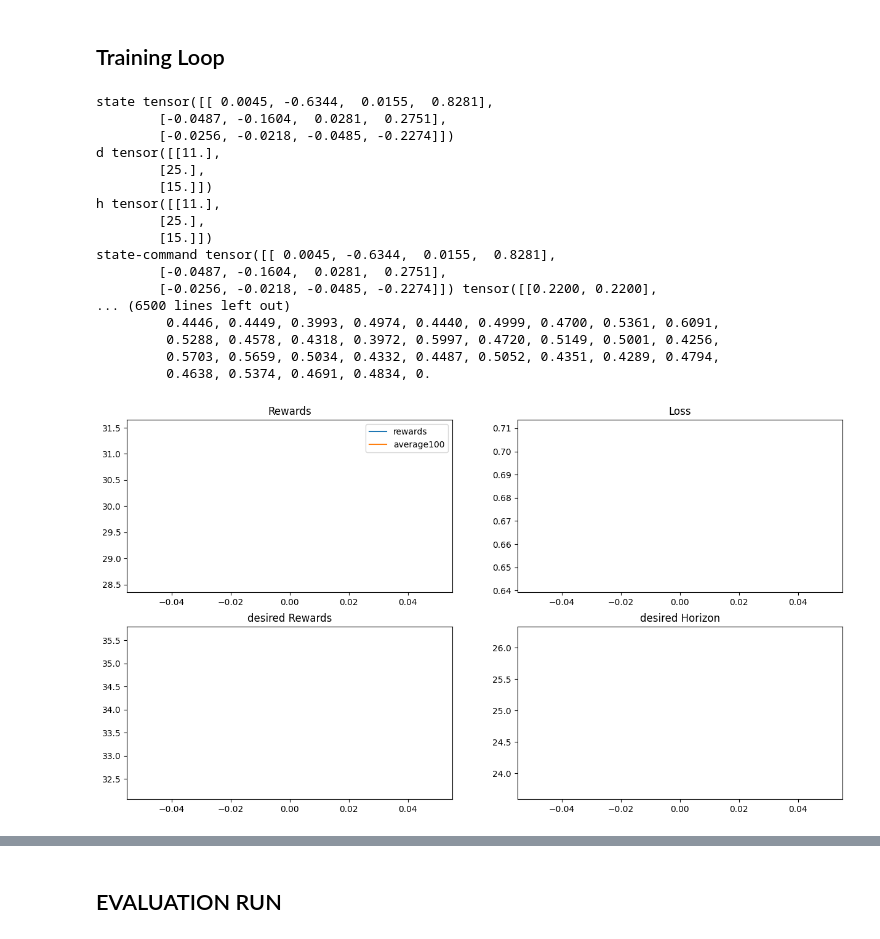
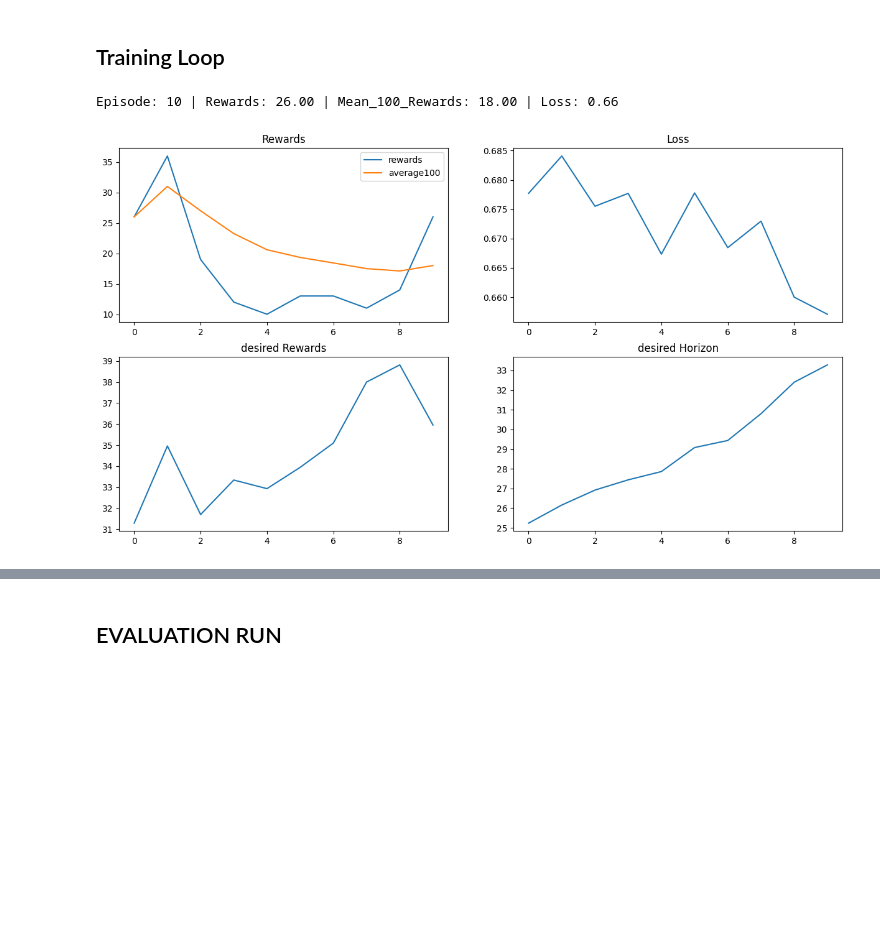
Before and after one commit to MikClae/TransferRLvsUDRL, a Jupyter notebook: UDRLAtari/Upside-DownOG.ipynb, the cells around one changed output, grey strips where cells are left out. Drawn from its saved outputs; the diff is of its cells as text; code cells hidden in the pictures; blank space fills up the shorter version.

```diff
--- a/UDRLAtari/Upside-DownOG.ipynb
+++ b/UDRLAtari/Upside-DownOG.ipynb
@@ -377,40 +347,25 @@ def run_upside_down(max_episodes):
     return all_rewards, average_100_reward, desired_rewards_history, horizon_history, losses
 # %%
 %%time
-rewards, average, d, h, loss = run_upside_down(max_episodes=1)
+rewards, average, d, h, loss = run_upside_down(max_episodes=10)
 torch.save(bf.state_dict(), "behaviorfunction.pth")
 plt.figure(figsize=(15,8))
 plt.subplot(2,2,1)
 plt.title("Rewards")
 plt.plot(rewards, label="rewards")
 plt.plot(average, label="average100")
 plt.legend()
 plt.subplot(2,2,2)
 plt.title("Loss")
 plt.plot(loss)
 plt.subplot(2,2,3)
 plt.title("desired Rewards")
 plt.plot(d)
 plt.subplot(2,2,4)
 plt.title("desired Horizon")
 plt.plot(h)
+plt.savefig("plotszzzz.png.png")
 plt.show()
 # %% [output]
-state tensor([[ 0.0045, -0.6344,  0.0155,  0.8281],
-        [-0.0487, -0.1604,  0.0281,  0.2751],
-        [-0.0256, -0.0218, -0.0485, -0.2274]])
-d tensor([[11.],
-        [25.],
-        [15.]])
-h tensor([[11.],
-        [25.],
-        [15.]])
-state-command tensor([[ 0.0045, -0.6344,  0.0155,  0.8281],
-        [-0.0487, -0.1604,  0.0281,  0.2751],
-        [-0.0256, -0.0218, -0.0485, -0.2274]]) tensor([[0.2200, 0.2200],
-... (6500 lines left out)
-         0.4446, 0.4449, 0.3993, 0.4974, 0.4440, 0.4999, 0.4700, 0.5361, 0.6091,
-         0.5288, 0.4578, 0.4318, 0.3972, 0.5997, 0.4720, 0.5149, 0.5001, 0.4256,
-         0.5703, 0.5659, 0.5034, 0.4332, 0.4487, 0.5052, 0.4351, 0.4289, 0.4794,
-         0.4638, 0.5374, 0.4691, 0.4834, 0.
+Episode: 10 | Rewards: 26.00 | Mean_100_Rewards: 18.00 | Loss: 0.66
-[figure, old version]
+[figure, new version]
```
Also changed, not shown: parts of 5 cells of this notebook, 6 other files.
